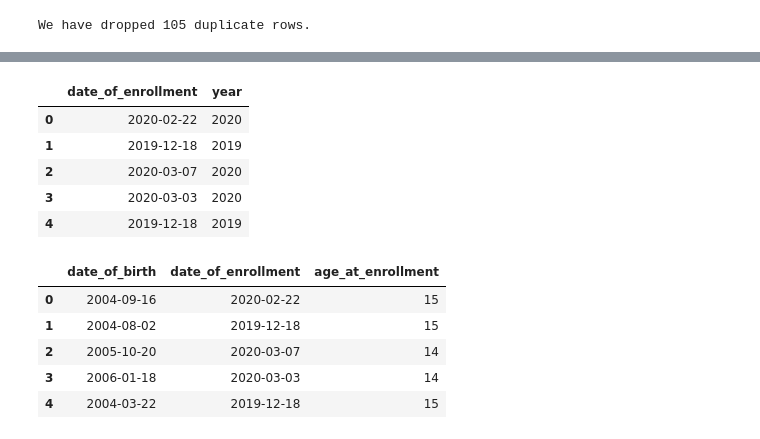
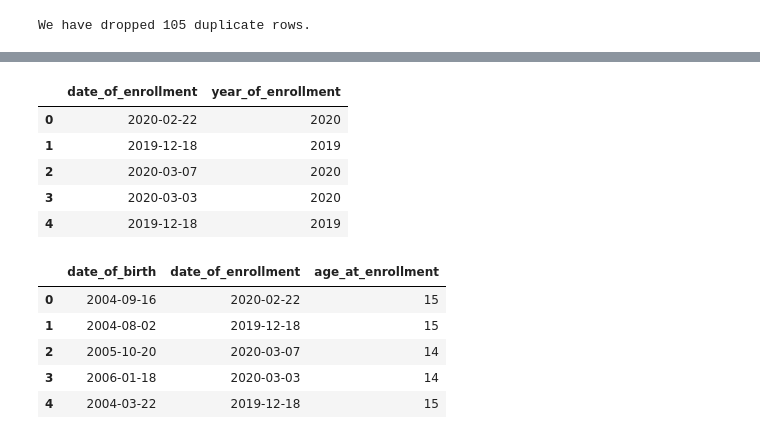
Before and after one commit to RichieRicky/DSF-PT08P5-GROUP5_CAPSTONE-PROJECT, a Jupyter notebook: Index.ipynb, the cells around one changed output, grey strips where cells are left out. Cells and saved outputs as stored; diff of their text form; code cells hidden in the pictures.

```diff
--- a/Index.ipynb
+++ b/Index.ipynb
@@ -274,12 +274,12 @@ AGYW_prev_data[['father_alive', 'mother_alive', 'ever_missed_full_day_food_in_4w
 | 4 | yes | yes | no | yes | no | ... |
 # %%
 # Creating a new column 'year' by extracting the year from 'date_of_enrollment'
-AGYW_prev_data['year'] = AGYW_prev_data['date_of_enrollment'].dt.year
+AGYW_prev_data['year_of_enrollment'] = AGYW_prev_data['date_of_enrollment'].dt.year
 
 # Displaying the first few rows to verify the new column
-AGYW_prev_data[['date_of_enrollment', 'year']].head()
+AGYW_prev_data[['date_of_enrollment', 'year_of_enrollment']].head()
 # %% [output]
-|  | date_of_enrollment | year |
+|  | date_of_enrollment | year_of_enrollment |
 | 0 | 2020-02-22 | 2020 |
 | 1 | 2019-12-18 | 2019 |
 | 2 | 2020-03-07 | 2020 |
```
Also changed, not shown: parts of 12 cells of this notebook.
